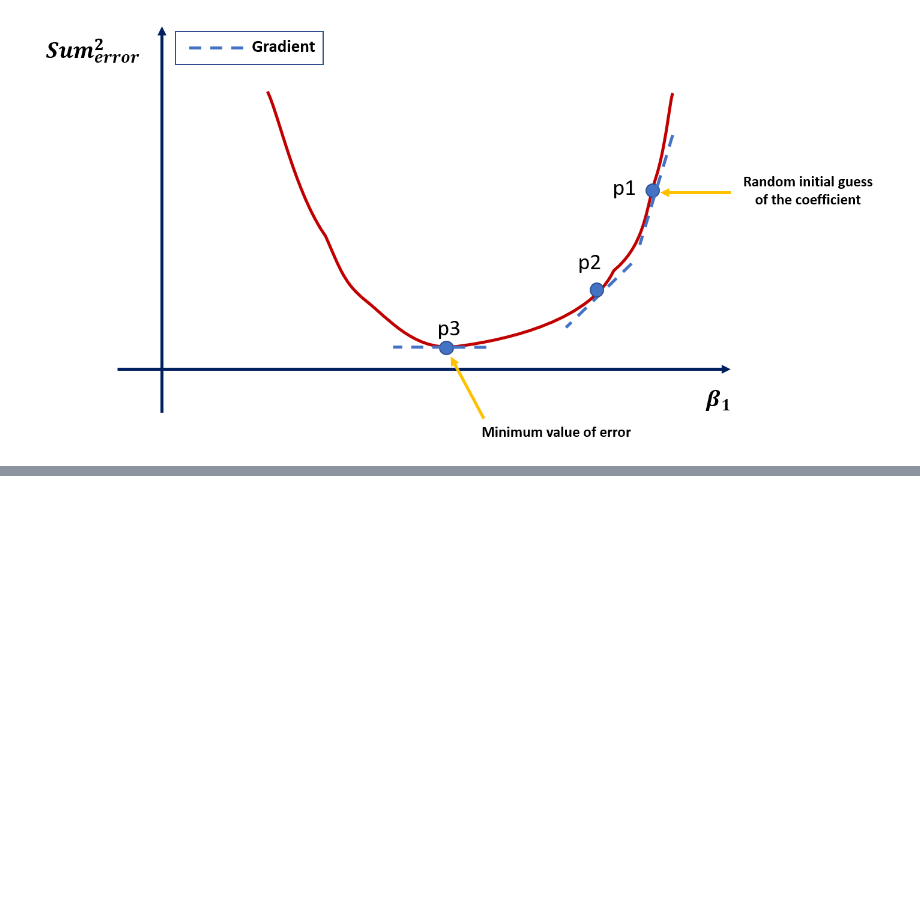
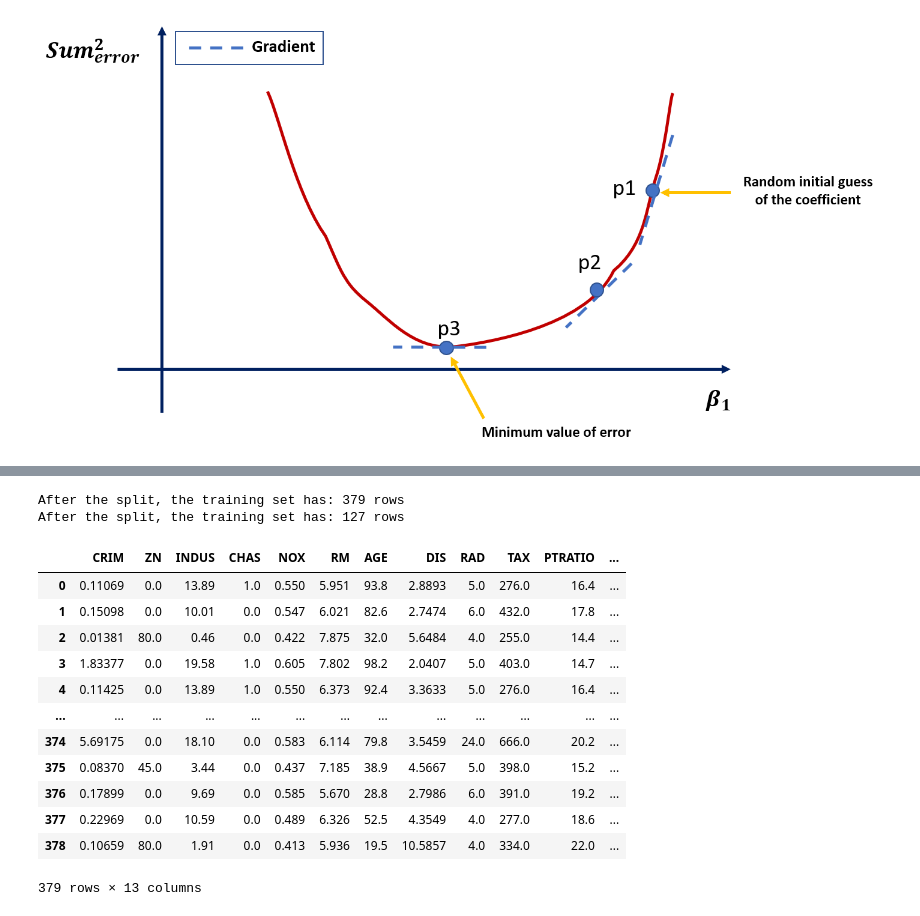
Before and after one commit to geosaRW/DS_blog, a Jupyter notebook: nbviewer_trial.ipynb, the cells around one changed output, grey strips where cells are left out. Saved outputs shown, nothing was run; the diff lists cells and outputs as text; code cells hidden in the pictures; blank space fills up the shorter version.

```diff
--- a/nbviewer_trial.ipynb
+++ b/nbviewer_trial.ipynb
@@ -90,0 +173,24 @@ Image(filename='C:\\Users\\geosa\\OneDrive - ROCKWOOL Group\\Desktop\\gradient_d
+# %%
+from sklearn.model_selection import train_test_split
+
+X_train, X_test, Y_train, Y_test = train_test_split(X, y, random_state=5)
+
+print('After the split, the training set has:',X_train.shape[0],'rows')
+print('After the split, the training set has:',X_test.shape[0],'rows')
+pd.DataFrame(X_train, columns=load_boston().feature_names)
+# %% [output]
+After the split, the training set has: 379 rows
+After the split, the training set has: 127 rows
+|  | CRIM | ZN | INDUS | CHAS | NOX | RM | AGE | DIS | RAD | TAX | PTRATIO | ... |
+| 0 | 0.11069 | 0.0 | 13.89 | 1.0 | 0.550 | 5.951 | 93.8 | 2.8893 | 5.0 | 276.0 | 16.4 | ... |
+| 1 | 0.15098 | 0.0 | 10.01 | 0.0 | 0.547 | 6.021 | 82.6 | 2.7474 | 6.0 | 432.0 | 17.8 | ... |
+| 2 | 0.01381 | 80.0 | 0.46 | 0.0 | 0.422 | 7.875 | 32.0 | 5.6484 | 4.0 | 255.0 | 14.4 | ... |
+| 3 | 1.83377 | 0.0 | 19.58 | 1.0 | 0.605 | 7.802 | 98.2 | 2.0407 | 5.0 | 403.0 | 14.7 | ... |
+| 4 | 0.11425 | 0.0 | 13.89 | 1.0 | 0.550 | 6.373 | 92.4 | 3.3633 | 5.0 | 276.0 | 16.4 | ... |
+| ... | ... | ... | ... | ... | ... | ... | ... | ... | ... | ... | ... | ... |
+| 374 | 5.69175 | 0.0 | 18.10 | 0.0 | 0.583 | 6.114 | 79.8 | 3.5459 | 24.0 | 666.0 | 20.2 | ... |
+| 375 | 0.08370 | 45.0 | 3.44 | 0.0 | 0.437 | 7.185 | 38.9 | 4.5667 | 5.0 | 398.0 | 15.2 | ... |
+| 376 | 0.17899 | 0.0 | 9.69 | 0.0 | 0.585 | 5.670 | 28.8 | 2.7986 | 6.0 | 391.0 | 19.2 | ... |
+| 377 | 0.22969 | 0.0 | 10.59 | 0.0 | 0.489 | 6.326 | 52.5 | 4.3549 | 4.0 | 277.0 | 18.6 | ... |
+| 378 | 0.10659 | 80.0 | 1.91 | 0.0 | 0.413 | 5.936 | 19.5 | 10.5857 | 4.0 | 334.0 | 22.0 | ... |
+379 rows × 13 columns
```
Also changed, not shown: parts of 38 cells of this notebook.
